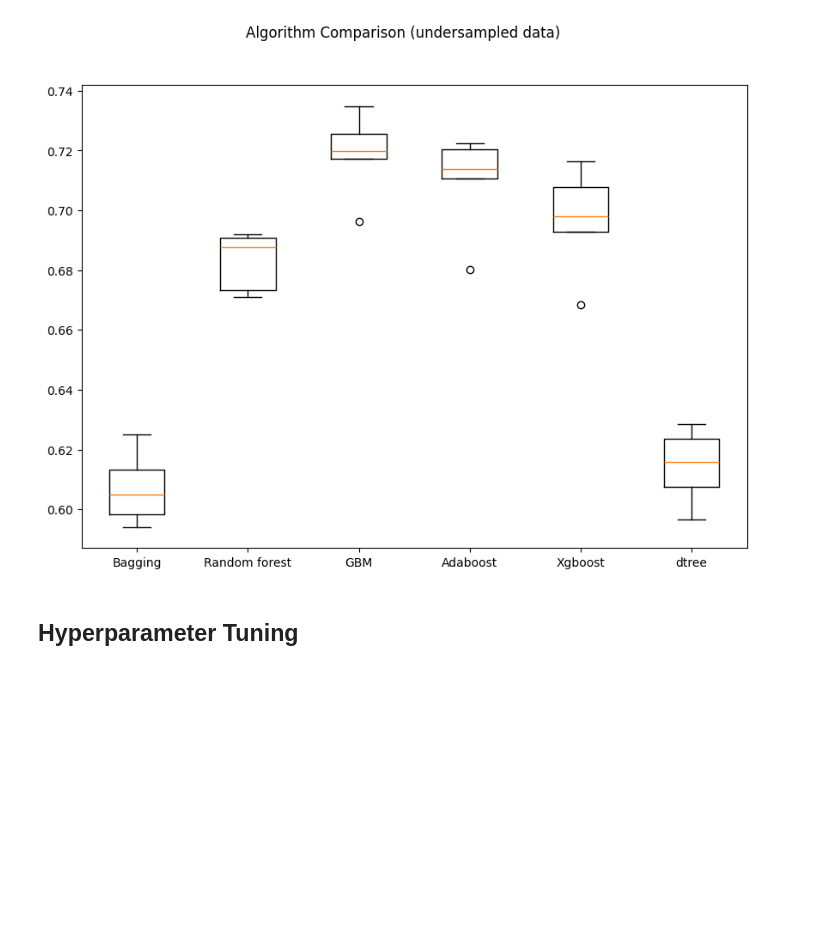
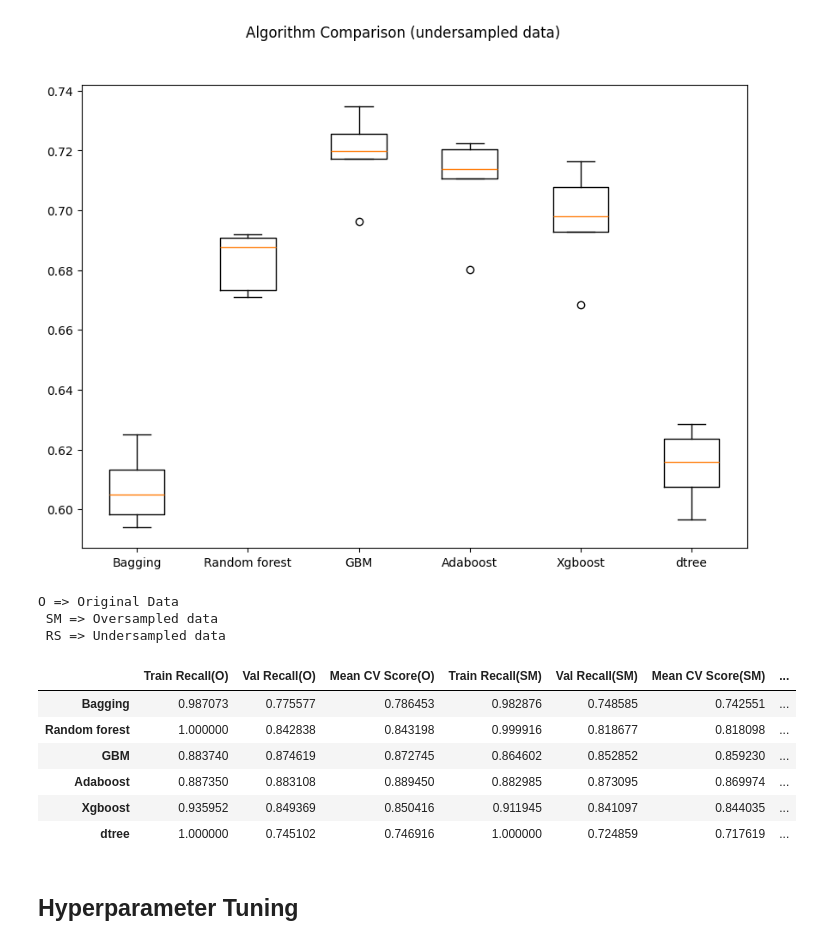
Before and after one commit to RashmiJK/PGP-AIML-EasyVisa-AML, a Jupyter notebook: easyvisa_modeling.ipynb, the cells around one changed output. Saved outputs shown, nothing was run; the diff lists cells and outputs as text; code cells hidden in the pictures; blank space fills up the shorter version.

```diff
--- a/easyvisa_modeling.ipynb
+++ b/easyvisa_modeling.ipynb
@@ -1313,6 +1316,32 @@ ax.set_xticklabels(names)
 plt.show()
 # %% [output]
 [figure]
+# %%
+print("O => Original Data \n","SM => Oversampled data\n","RS => Undersampled data\n")
+df_perf_cmp = pd.DataFrame(
+    {
+        "Train Recall(O)": scores_recall_train,
+        "Val Recall(O)": scores_recall_val,
+        "Mean CV Score(O)": cv_results_mean,
+        "Train Recall(SM)": scores_recall_train_sm,
+        "Val Recall(SM)": scores_recall_val_sm,
+        "Mean CV Score(SM)": cv_results_mean_sm,
+        "Train Recall(RS)": scores_recall_train_rs,
+        "Val Recall(RS)": scores_recall_val_rs,
+        "Mean CV Score(RS)": cv_results_mean_rs
+    }, index=names)
+df_perf_cmp
+# %% [output]
+O => Original Data
+ SM => Oversampled data
+ RS => Undersampled data
+|  | Train Recall(O) | Val Recall(O) | Mean CV Score(O) | Train Recall(SM) | Val Recall(SM) | Mean CV Score(SM) | ... |
+| Bagging | 0.987073 | 0.775577 | 0.786453 | 0.982876 | 0.748585 | 0.742551 | ... |
+| Random forest | 1.000000 | 0.842838 | 0.843198 | 0.999916 | 0.818677 | 0.818098 | ... |
+| GBM | 0.883740 | 0.874619 | 0.872745 | 0.864602 | 0.852852 | 0.859230 | ... |
+| Adaboost | 0.887350 | 0.883108 | 0.889450 | 0.882985 | 0.873095 | 0.869974 | ... |
+| Xgboost | 0.935952 | 0.849369 | 0.850416 | 0.911945 | 0.841097 | 0.844035 | ... |
+| dtree | 1.000000 | 0.745102 | 0.746916 | 1.000000 | 0.724859 | 0.717619 | ... |
 # %% [markdown]
 ## Hyperparameter Tuning
 # %% [markdown]
```
Also changed, not shown: parts of 6 cells of this notebook.
